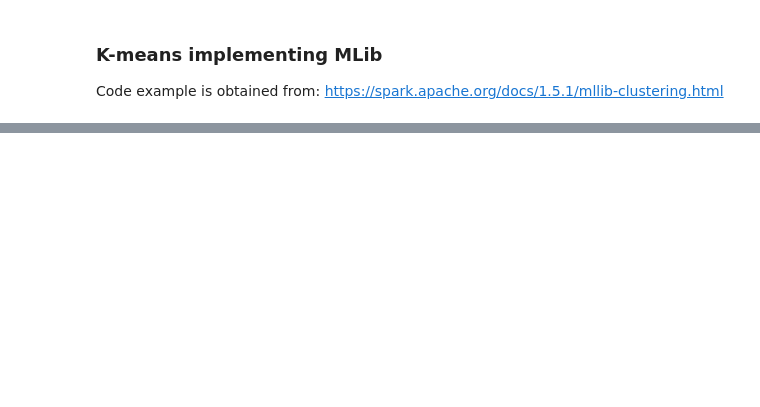
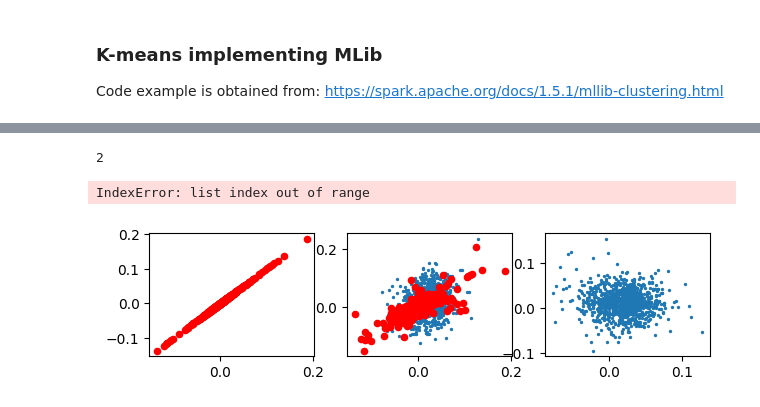
Before and after one commit to SColibri/Data-mining-TUM, a Jupyter notebook: Task_7/MLibClustering.ipynb, the cells around one changed output, grey strips where cells are left out. Cells and saved outputs as stored; diff of their text form; code cells hidden in the pictures; blank space fills up the shorter version.

```diff
--- a/Task_7/MLibClustering.ipynb
+++ b/Task_7/MLibClustering.ipynb
@@ -65,0 +101,44 @@ Py4JJavaError: An error occurred while calling o70.trainKMeansModel.
+# %%
+filename = "/home/ubuntu/sampled_embeddings.csv"
+features = 1024
+
+batch_01 = batch()
+batch_01.load(filename, 1, 1000)
+
+# Create matrix in correct format
+X = np.empty((len(batch_01.items), features), dtype=np.float16)
+for i in range(len(batch_01.items)):
+    X[i,:] = batch_01.items[i].data
+# %%
+
+cc = sameModel.clusterCenters
+
+ctr = []
+cn01 = 0
+for center in cc:
+    ctr.append(center)
+    cn01 = cn01 + 1
+
+print(cn01)
+
+
+# Plot classification
+f1 = 0
+f2 = 0
+
+fig = plt.figure(figsize=(20, 15))
+fig.tight_layout()
+
+
+plotNo = 8
+for i in range(0, plotNo):
+    for j in range(0, plotNo):
+        s1 = plt.subplot(plotNo, plotNo, i*plotNo + j + 1)
+        s1.scatter(X[:, f1 + i], X[:, f2 + j], s = 2)
+        s1.scatter(cc[f1 + i], cc[f2 + j], c = "r", s = 20)
+
+plt.show()
+# %% [output]
+2
+IndexError: list index out of range
+[figure, added]
```
Also changed, not shown: parts of 4 cells of this notebook, 5 other files.
